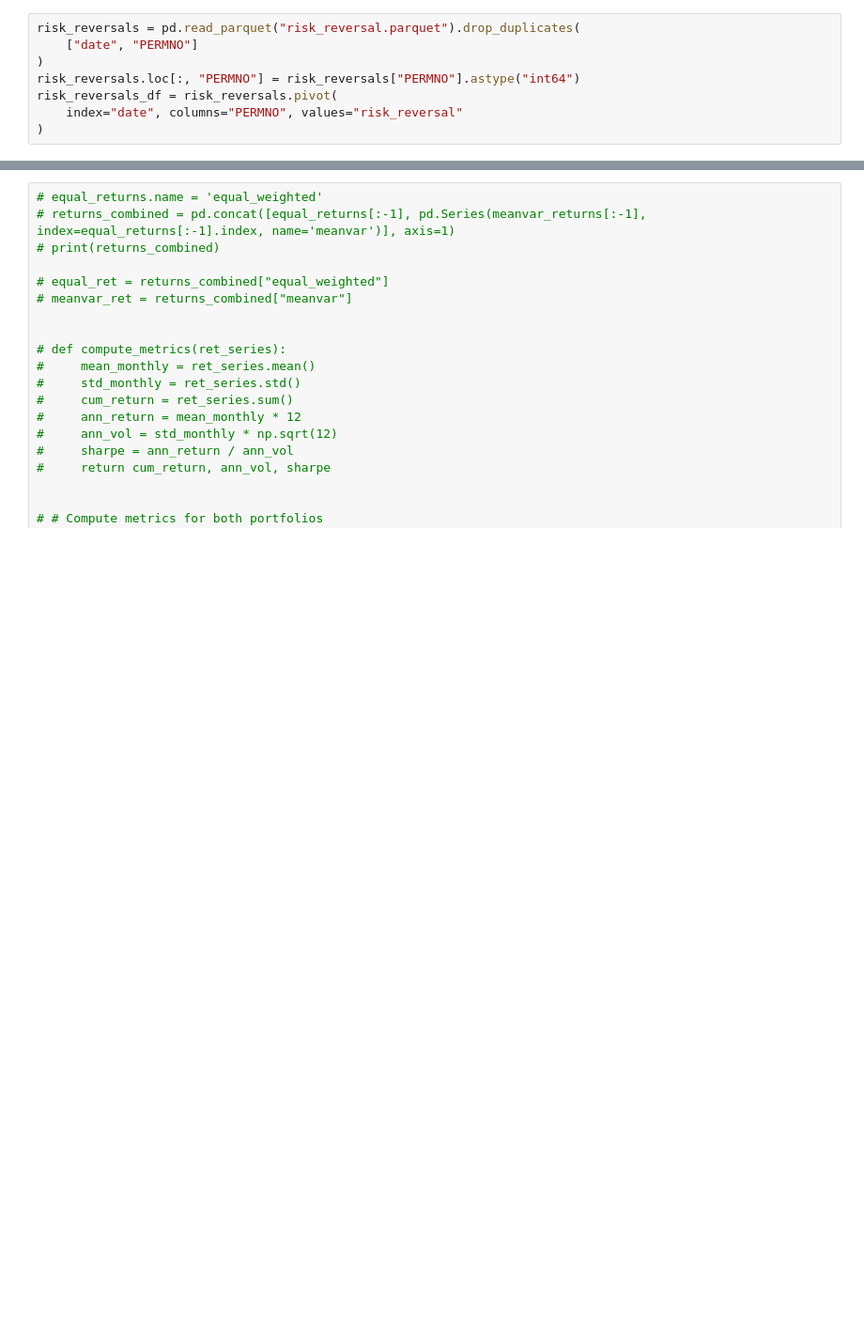
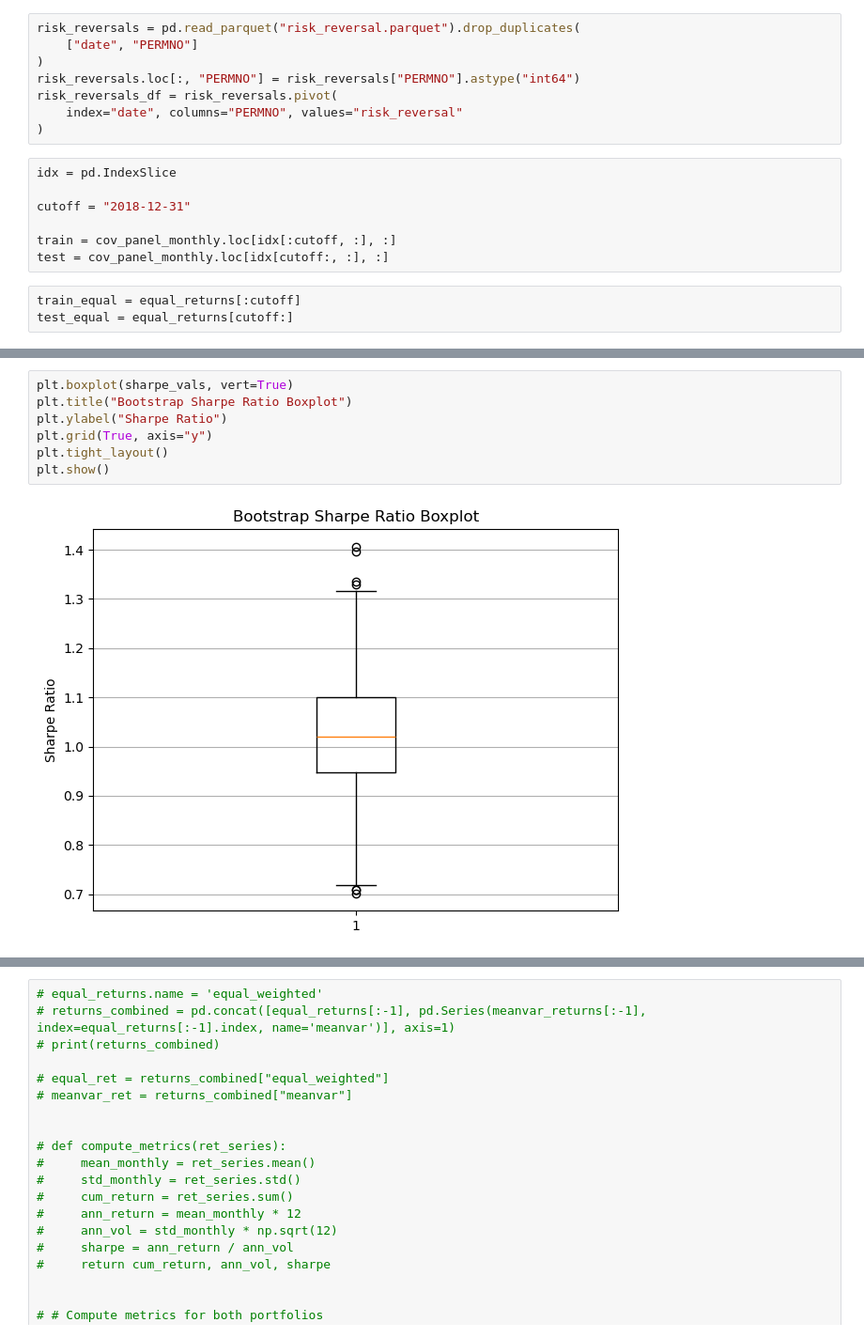
Before and after one commit to andyluooo/ORIE-5370-Project, a Jupyter notebook: factor.ipynb, the cells around one changed output, grey strips where cells are left out. Shown: that part at 94% size. Saved outputs shown, nothing was run; the diff lists cells and outputs as text; blank space fills up the shorter version.

```diff
--- a/factor.ipynb
+++ b/factor.ipynb
@@ -113,3 +113,13 @@ risk_reversals.loc[:, "PERMNO"] = risk_reversals["PERMNO"].astype("int64")
 risk_reversals_df = risk_reversals.pivot(
     index="date", columns="PERMNO", values="risk_reversal"
 )
+# %%
+idx = pd.IndexSlice
+
+cutoff = "2018-12-31"
+
+train = cov_panel_monthly.loc[idx[:cutoff, :], :]
+test = cov_panel_monthly.loc[idx[cutoff:, :], :]
+# %%
+train_equal = equal_returns[:cutoff]
+test_equal = equal_returns[cutoff:]
@@ -239,0 +832,9 @@ print(res_df)
+# %%
+plt.boxplot(sharpe_vals, vert=True)
+plt.title("Bootstrap Sharpe Ratio Boxplot")
+plt.ylabel("Sharpe Ratio")
+plt.grid(True, axis="y")
+plt.tight_layout()
+plt.show()
+# %% [output]
+[figure, added]
```
Also changed, not shown: parts of 13 cells of this notebook, 4 other files.
